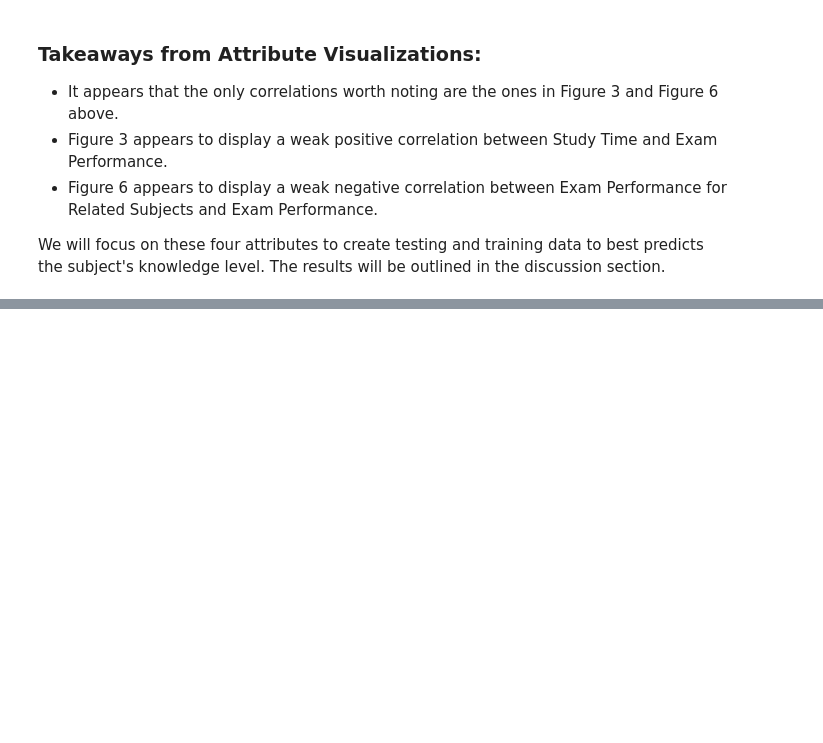
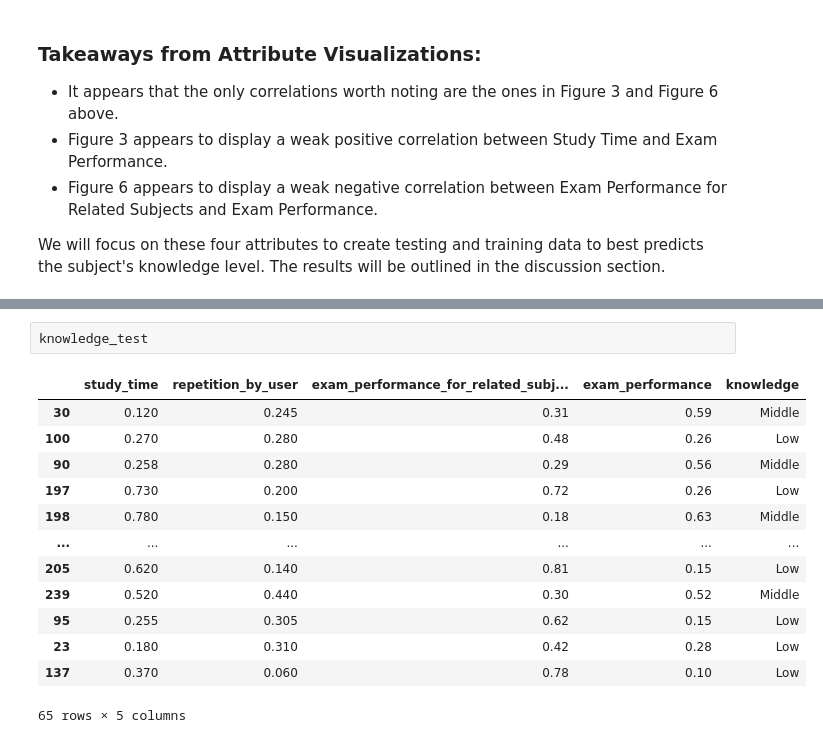
Before and after one commit to ryanrabinovitch/dsci-project-new, a Jupyter notebook: project-file.ipynb, the cells around one changed output, grey strips where cells are left out. Drawn from its saved outputs; the diff is of its cells as text; blank space fills up the shorter version.

```diff
--- a/project-file.ipynb
+++ b/project-file.ipynb
@@ -217,0 +238,16 @@ We will focus on these four attributes to create testing and training data to be
+# %%
+knowledge_test
+# %% [output]
+|  | study_time | repetition_by_user | exam_performance_for_related_subj... | exam_performance | knowledge |
+| 30 | 0.120 | 0.245 | 0.31 | 0.59 | Middle |
+| 100 | 0.270 | 0.280 | 0.48 | 0.26 | Low |
+| 90 | 0.258 | 0.280 | 0.29 | 0.56 | Middle |
+| 197 | 0.730 | 0.200 | 0.72 | 0.26 | Low |
+| 198 | 0.780 | 0.150 | 0.18 | 0.63 | Middle |
+| ... | ... | ... | ... | ... | ... |
+| 205 | 0.620 | 0.140 | 0.81 | 0.15 | Low |
+| 239 | 0.520 | 0.440 | 0.30 | 0.52 | Middle |
+| 95 | 0.255 | 0.305 | 0.62 | 0.15 | Low |
+| 23 | 0.180 | 0.310 | 0.42 | 0.28 | Low |
+| 137 | 0.370 | 0.060 | 0.78 | 0.10 | Low |
+65 rows × 5 columns
```
Also changed, not shown: parts of 2 cells of this notebook.
